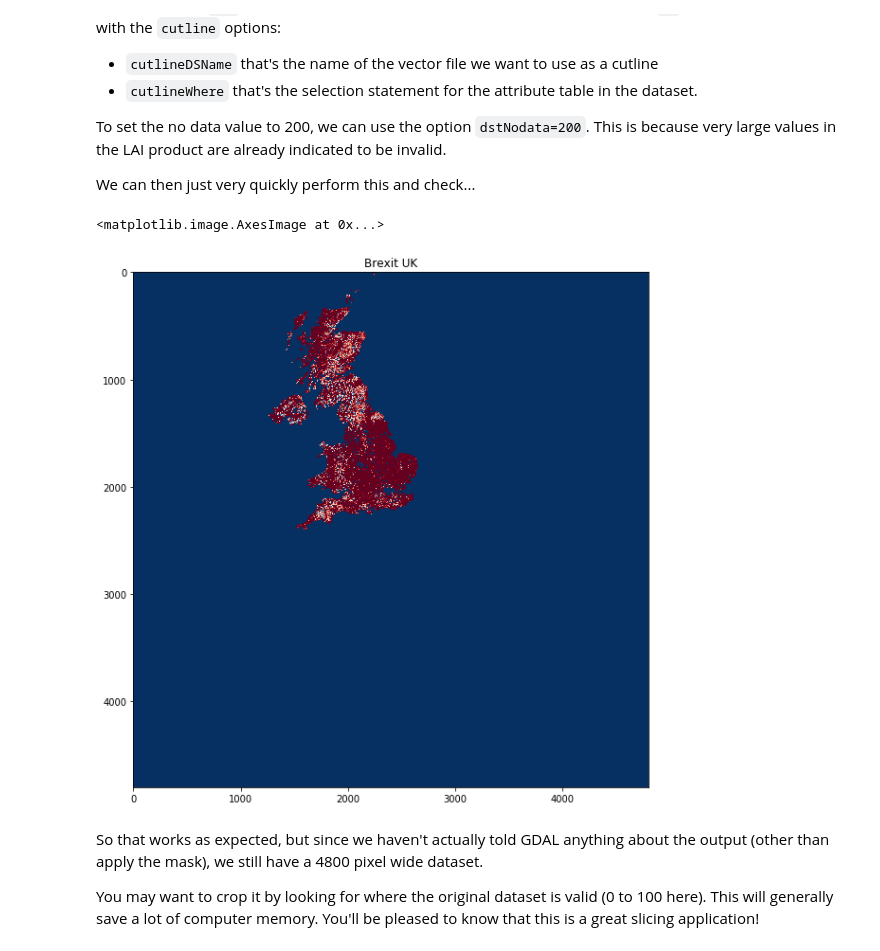
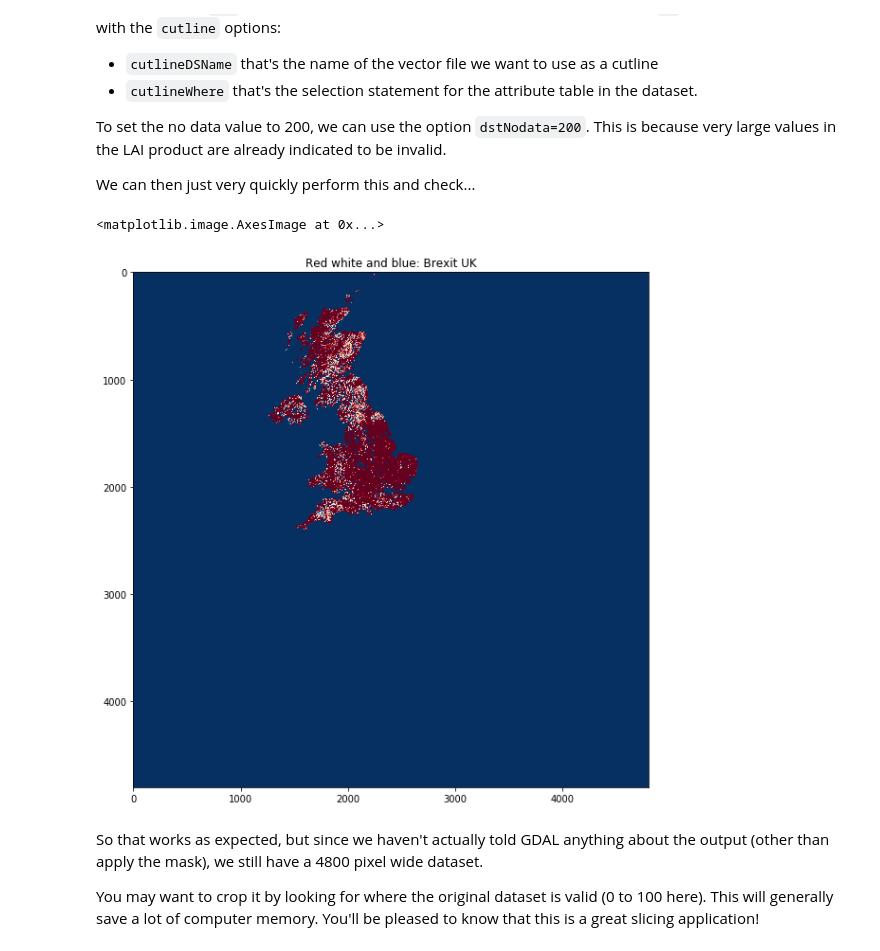
Before and after one commit to profLewis/geog0111_OLD, a Jupyter notebook: Chapter3_3_GDAL_masking.ipynb, the cells around one changed output. Cells and saved outputs as stored; diff of their text form; code cells hidden in the pictures.

```diff
--- a/Chapter3_3_GDAL_masking.ipynb
+++ b/Chapter3_3_GDAL_masking.ipynb
@@ -424,7 +426,7 @@ from pathlib import Path
 import matplotlib.pylab as plt
 
 # get only v03 hdf names
-filenames = sorted(Path('data').glob('*v03*.hdf'))
+filenames = sorted(Path('data').glob('*273*v03*.hdf'))
 
 
 out_directory = Path('images')
@@ -479,7 +479,7 @@ MCD15A3H.A2018273.h18v03.006.2018278143633.png
 from pathlib import Path
 from datetime import datetime
 
-for f in Path('images').glob('MCD*v03*.png'):
+for f in Path('images').glob('MCD*273*v03*.png'):
 
     # get the file size in bytes
     size_in_B = f.stat().st_size
@@ -502,8 +502,9 @@ The way we set the title and other features is slightly diifferent, but there ar
 import gdal
 from pathlib import Path
 import matplotlib.pylab as plt
+import numpy as np
 
-filenames = sorted(Path('data').glob('*v03*.hdf'))
+filenames = sorted(Path('data').glob('*273*v03*.hdf'))
 
 out_directory = Path('images')
 
@@ -597,7 +598,7 @@ import matplotlib.pylab as plt
 
 scale = 0.1
 
-filenames = sorted(Path('data').glob('*v0*.hdf'))
+filenames = sorted(Path('data').glob('*273*v0*.hdf'))
 
 data = []
 for filename in filenames:
@@ -733,27 +734,27 @@ We can then just very quickly perform this and check...
 # %%
 import gdal
 import matplotlib.pylab as plt
 from pathlib import Path
 
-filenames = sorted([p.as_posix() for p in Path('data').glob('*v0*.hdf')])
+filenames = sorted([p.as_posix() for p in Path('data').glob('*273*v0*.hdf')])
 datanames = [f'HDF4_EOS:EOS_GRID:"{str(filename)}":MOD_Grid_MCD15A3H:Lai_500m' \
                 for filename in filenames]
 stitch_vrt = gdal.BuildVRT("stitch_up.vrt", datanames)
 
 
 g = gdal.Warp("", "stitch_up.vrt",
          format = 'MEM',dstNodata=200,
           cutlineDSName = 'data/TM_WORLD_BORDERS-0.3.shp', cutlineWhere = "FIPS='UK'")
 
 # read and plot data
 masked_lai = g.ReadAsArray()*0.1
 plt.figure(figsize=(10,10))
-plt.title('Brexit UK')
-plt.imshow(masked_lai, interpolation="nearest", vmin=1, vmax=4,
+plt.title('Red white and blue: Brexit UK')
+plt.imshow(masked_lai, interpolation="nearest", vmin=1, vmax=3,
           cmap=plt.cm.RdBu)
 # %% [output]
 <matplotlib.image.AxesImage at 0x...>
-[figure, old version]
+[figure, new version]
 # %% [markdown]
 So that works as expected, but since we haven't actually told GDAL anything about the output (other than apply the mask), we still have a 4800 pixel wide dataset.
 
```
Also changed, not shown: parts of 12 cells of this notebook, 6 other files.
